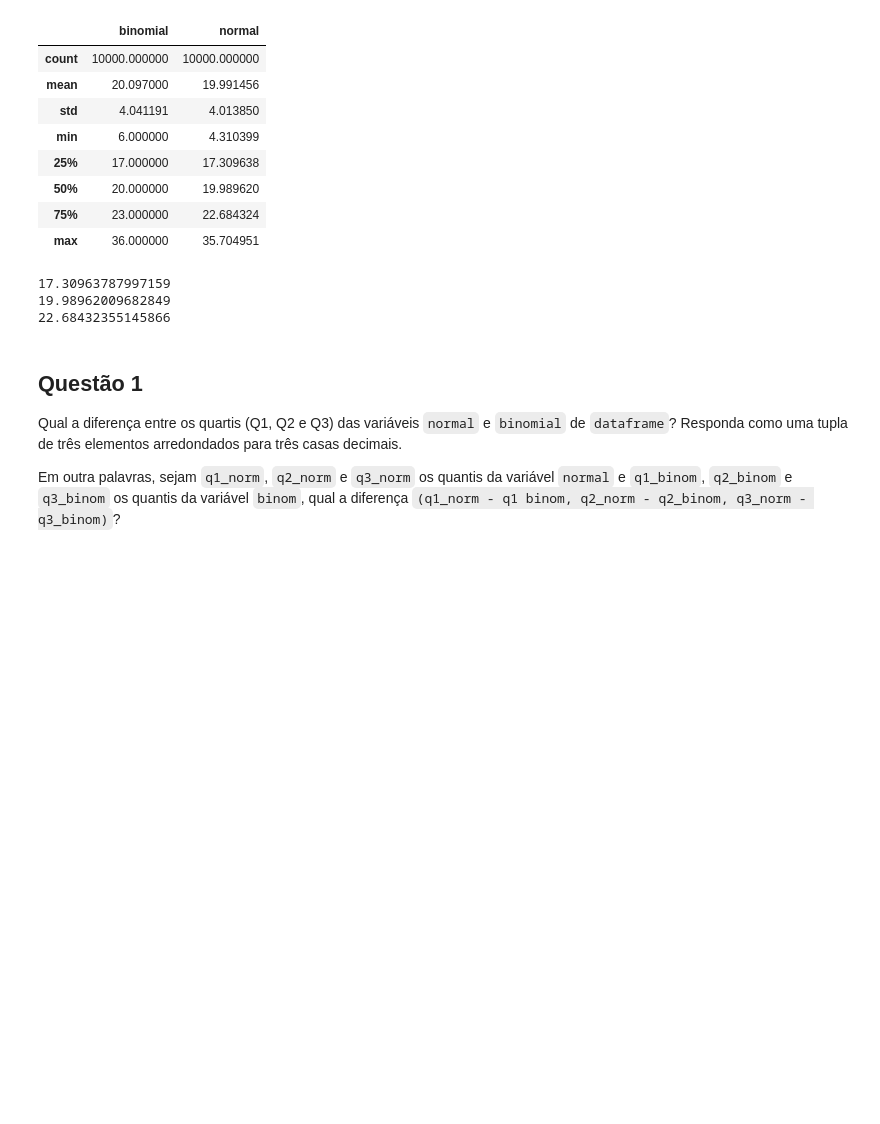
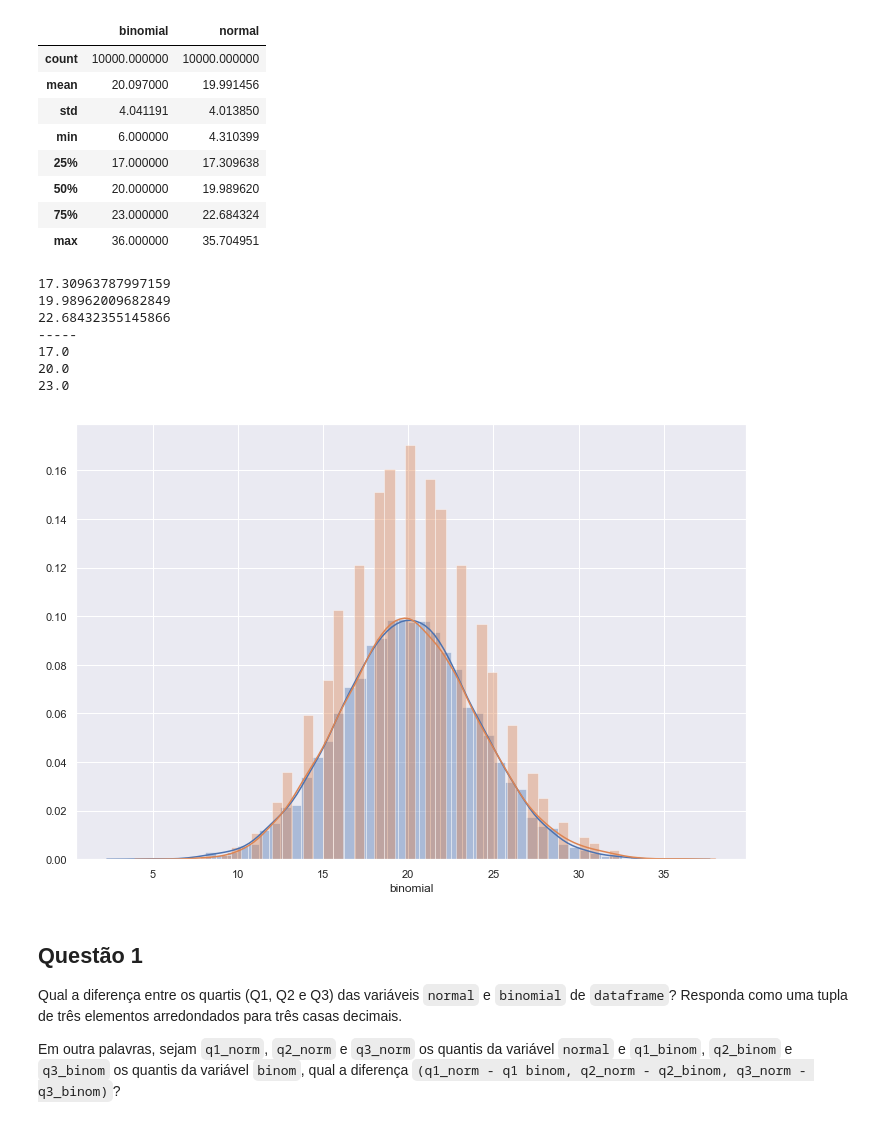
Before and after one commit to camilamelo14/codenation, a Jupyter notebook: data-science-1/main.ipynb, the cells around one changed output. Saved outputs shown, nothing was run; the diff lists cells and outputs as text; code cells hidden in the pictures; blank space fills up the shorter version.

```diff
--- a/data-science-1/main.ipynb
+++ b/data-science-1/main.ipynb
@@ -55,10 +58,24 @@ dataframe.describe()
 print(dataframe.normal.quantile(q=0.25))
 print(dataframe.normal.quantile(q=0.50))
 print(dataframe.normal.quantile(q=0.75))
+print("-----")
+print(dataframe.binomial.quantile(q=0.25))
+print(dataframe.binomial.quantile(q=0.50))
+print(dataframe.binomial.quantile(q=0.75))
 # %% [output]
 17.30963787997159
 19.98962009682849
 22.68432355145866
+-----
+17.0
+20.0
+23.0
+# %%
+#Plot
+sns.distplot(dataframe.normal);
+sns.distplot(dataframe.binomial);
+# %% [output]
+[figure, added]
 # %% [markdown]
 ## Questão 1
 
```
Also changed, not shown: parts of 16 cells of this notebook, 4 other files.
